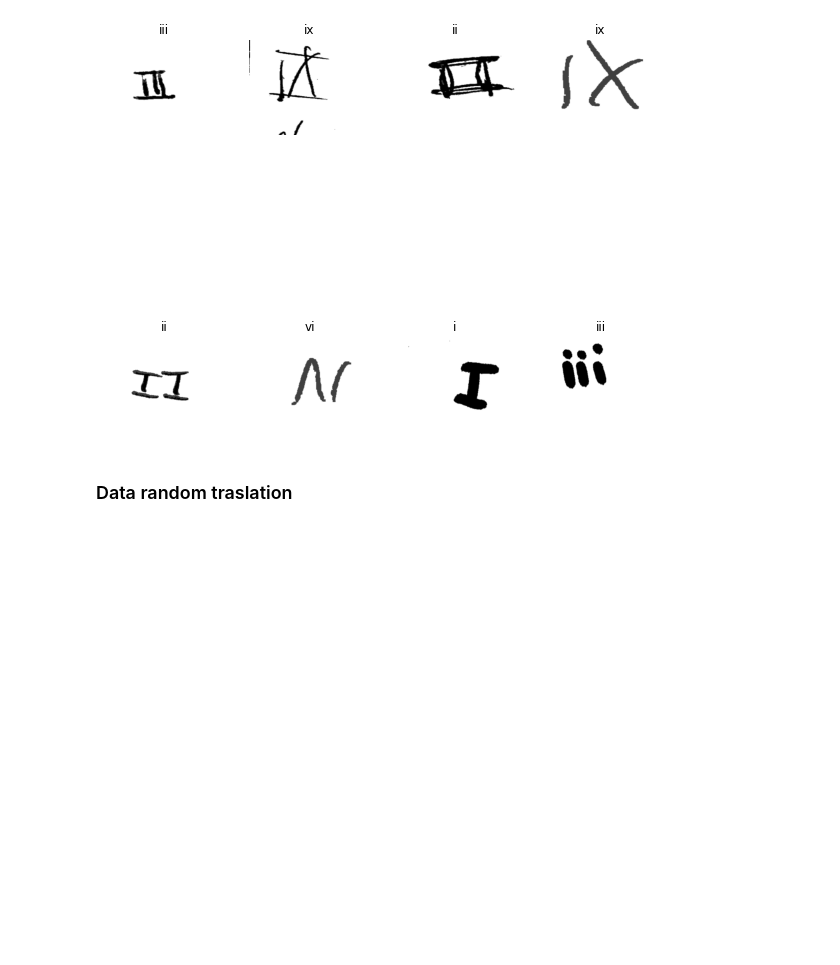
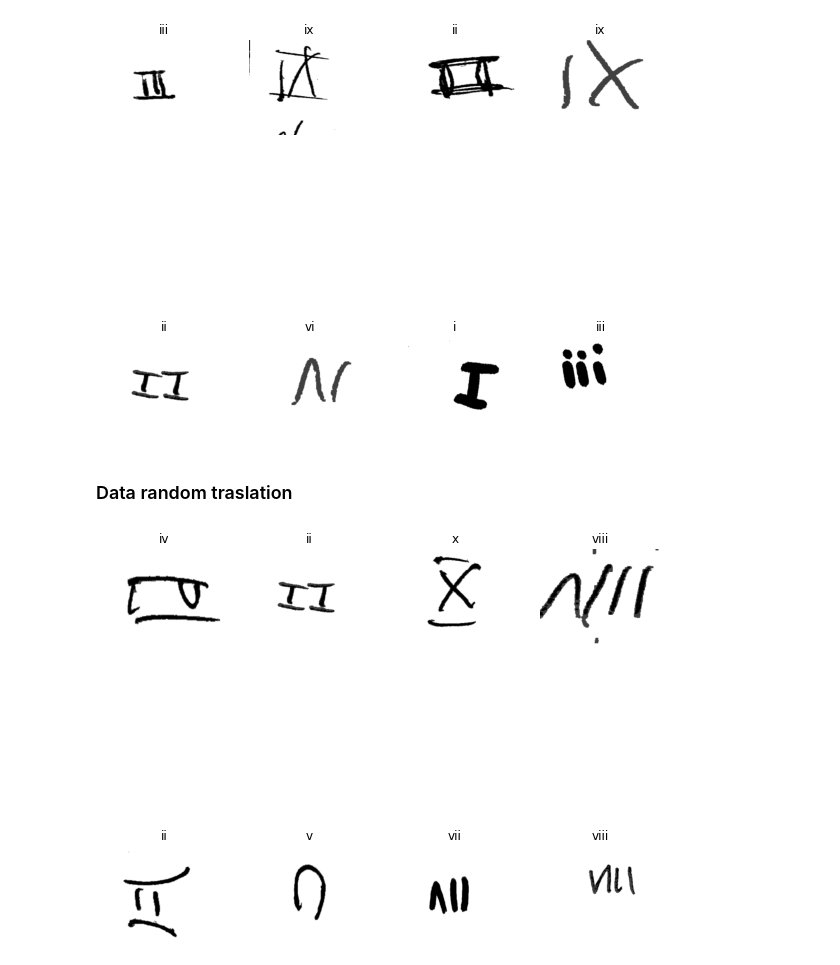
Before and after one commit to fabioantonini/datacentric-competition-data-augmentation, a Jupyter notebook: data-augmentation.ipynb, the cells around one changed output. Saved outputs shown, nothing was run; the diff lists cells and outputs as text; code cells hidden in the pictures; blank space fills up the shorter version.

Commit message:
exceptions handled for rotation, height

```diff
--- a/data-augmentation.ipynb
+++ b/data-augmentation.ipynb
@@ -194,6 +194,8 @@ plot_dataset_samples(numbers_vertical_ds)
 Not let's save only the images that correspond to a real roman numbers.
 # %%
 dataset_save(numbers_vertical_ds, augmentation_dir, vertical_exceptions)
+# %%
+exceptions = [[], horizontal_exceptions, vertical_exceptions]
 # %% [markdown]
 ### Data random rotation
 # %%
@@ -201,9 +203,9 @@ rotations = [0.01, 0.05, 0.1, 0.2]
 datasets = [numbers_ds, numbers_horizontal_ds, numbers_vertical_ds]
 # %%
 for rot in rotations:
-    for ds in datasets:
+    for idx, ds in enumerate(datasets):
         augmented_ds = do_augmentation_random_height(ds, data_height_factor=rot)
-        dataset_save(augmented_ds, augmentation_dir)
+        dataset_save(augmented_ds, augmentation_dir, exceptions[idx])
 plot_dataset_samples(ds)
 # %% [output]
 [figure]
@@ -214,9 +216,9 @@ heights = [0.1, 0.2, 0.3, 0.4, 0.5, 0.6]
 datasets = [numbers_ds, numbers_horizontal_ds, numbers_vertical_ds]
 # %%
 for h in heights:
-    for ds in datasets:
+    for idx, ds in enumerate(datasets):
         augmented_ds = do_augmentation_random_height(ds, data_height_factor=h)
-        dataset_save(augmented_ds, augmentation_dir)
+        dataset_save(augmented_ds, augmentation_dir, exceptions[idx])
 plot_dataset_samples(ds)
 # %% [output]
 [figure]
@@ -227,7 +229,9 @@ traslation = [ 0.1, 0.2, 0.3, 0.4, 0.5]
 datasets = [numbers_ds, numbers_horizontal_ds, numbers_vertical_ds]
 # %%
 for h in traslation:
-    for ds in datasets:
+    for idx, ds in enumerate(datasets):
         augmented_ds = do_augmentation_random_traslation(ds, data_traslation_factor=h)
-        dataset_save(augmented_ds, augmentation_dir)
+        dataset_save(augmented_ds, augmentation_dir, exceptions[idx])
 plot_dataset_samples(ds)
+# %% [output]
+[figure, added]
```
